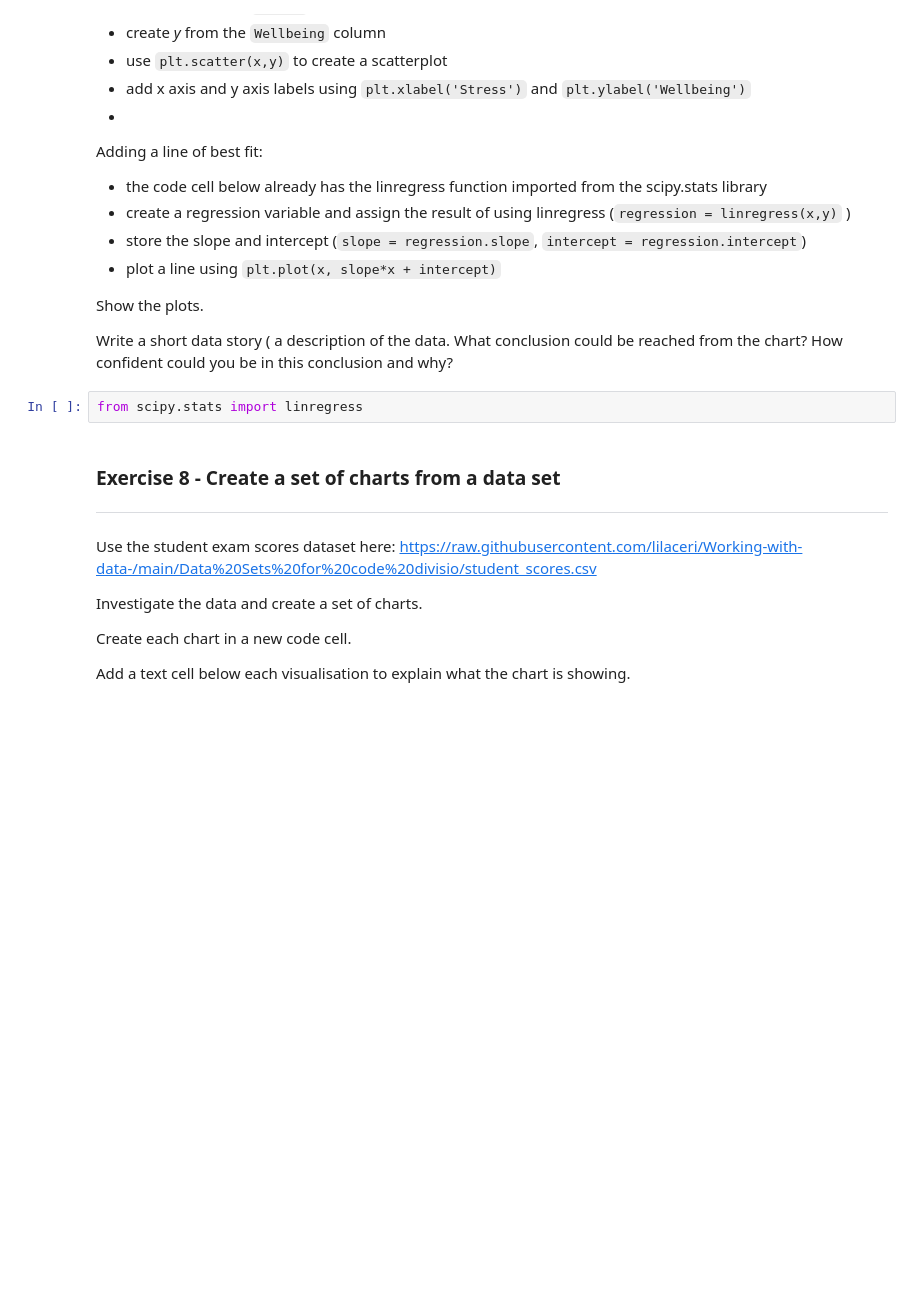
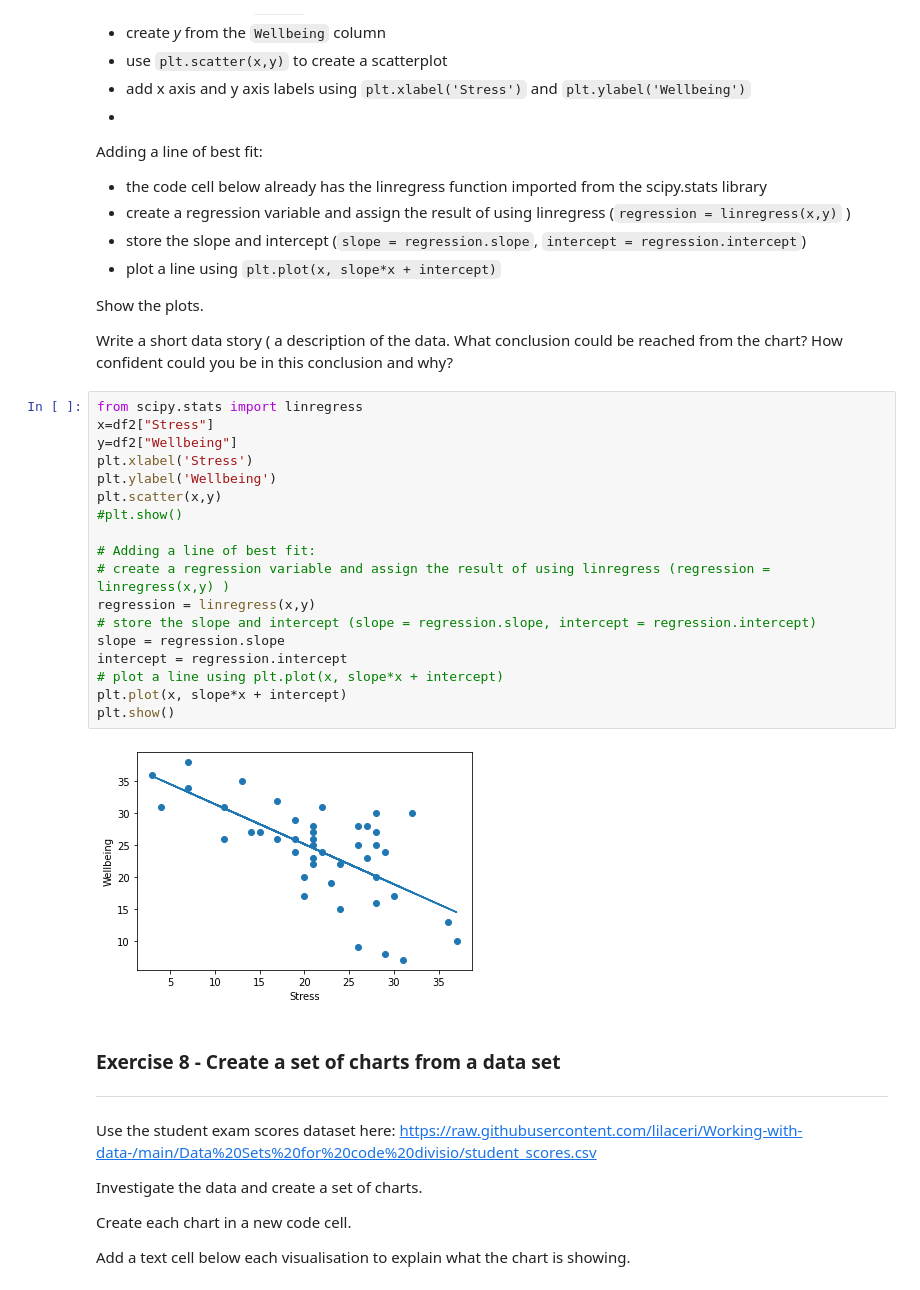
Before and after one commit to nacarvalentina/python-fundamentals, a Jupyter notebook: VN_7_1_Visualisation_with_matplotlib.ipynb, the cells around one changed output. Cells and saved outputs as stored; diff of their text form; blank space fills up the shorter version.

```diff
--- a/VN_7_1_Visualisation_with_matplotlib.ipynb
+++ b/VN_7_1_Visualisation_with_matplotlib.ipynb
@@ -287,8 +297,26 @@ Adding a line of best fit:
 Show the plots.
 
 Write a short data story ( a description of the data.  What conclusion could be reached from the chart?  How confident could you be in this conclusion and why?
-# %%
-from scipy.stats import linregress
+# %%
+from scipy.stats import linregress
+x=df2["Stress"]
+y=df2["Wellbeing"]
+plt.xlabel('Stress')
+plt.ylabel('Wellbeing')
+plt.scatter(x,y)
+#plt.show()
+
+# Adding a line of best fit:
+# create a regression variable and assign the result of using linregress (regression = linregress(x,y) )
+regression = linregress(x,y)
+# store the slope and intercept (slope = regression.slope, intercept = regression.intercept)
+slope = regression.slope
+intercept = regression.intercept
+# plot a line using plt.plot(x, slope*x + intercept)
+plt.plot(x, slope*x + intercept)
+plt.show()
+# %% [output]
+[figure, added]
 # %% [markdown]
 ### Exercise 8 - Create a set of charts from a data set
 ---
```
Also changed, not shown: parts of 2 cells of this notebook.
